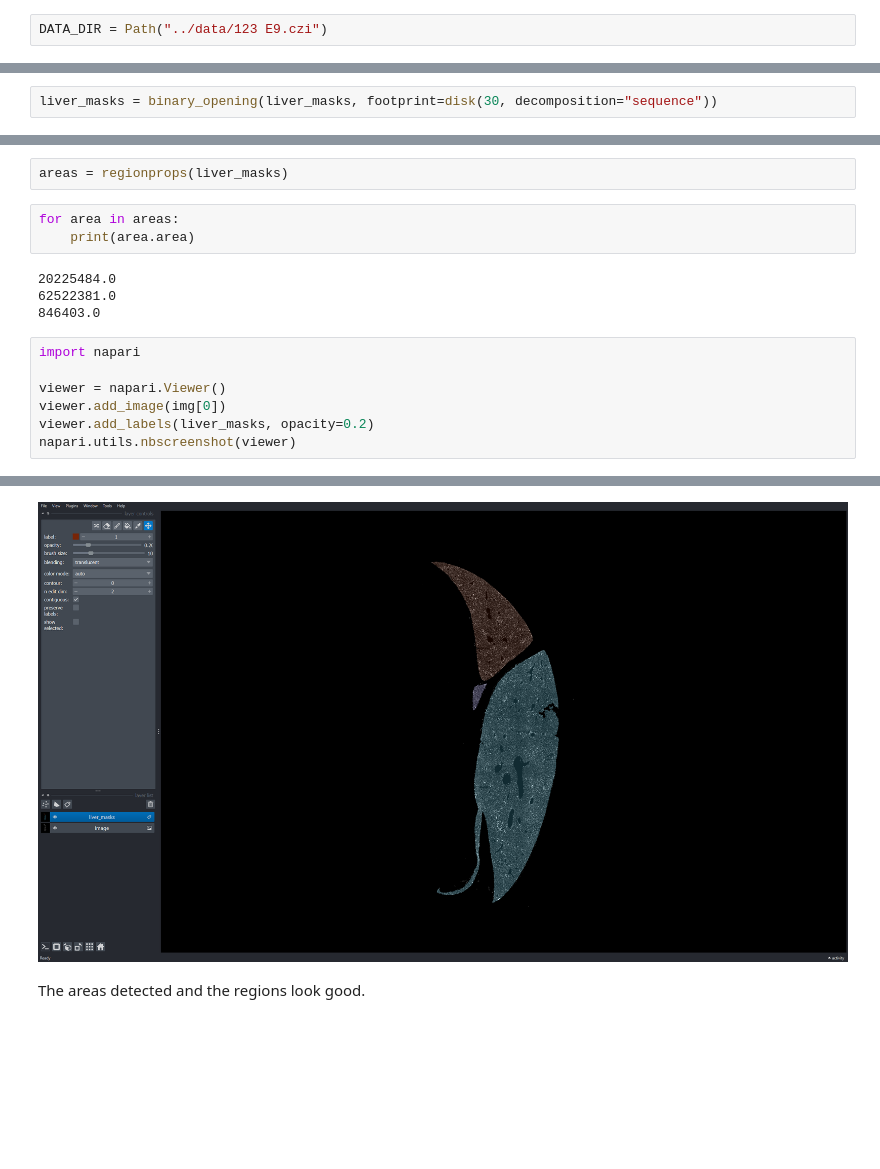
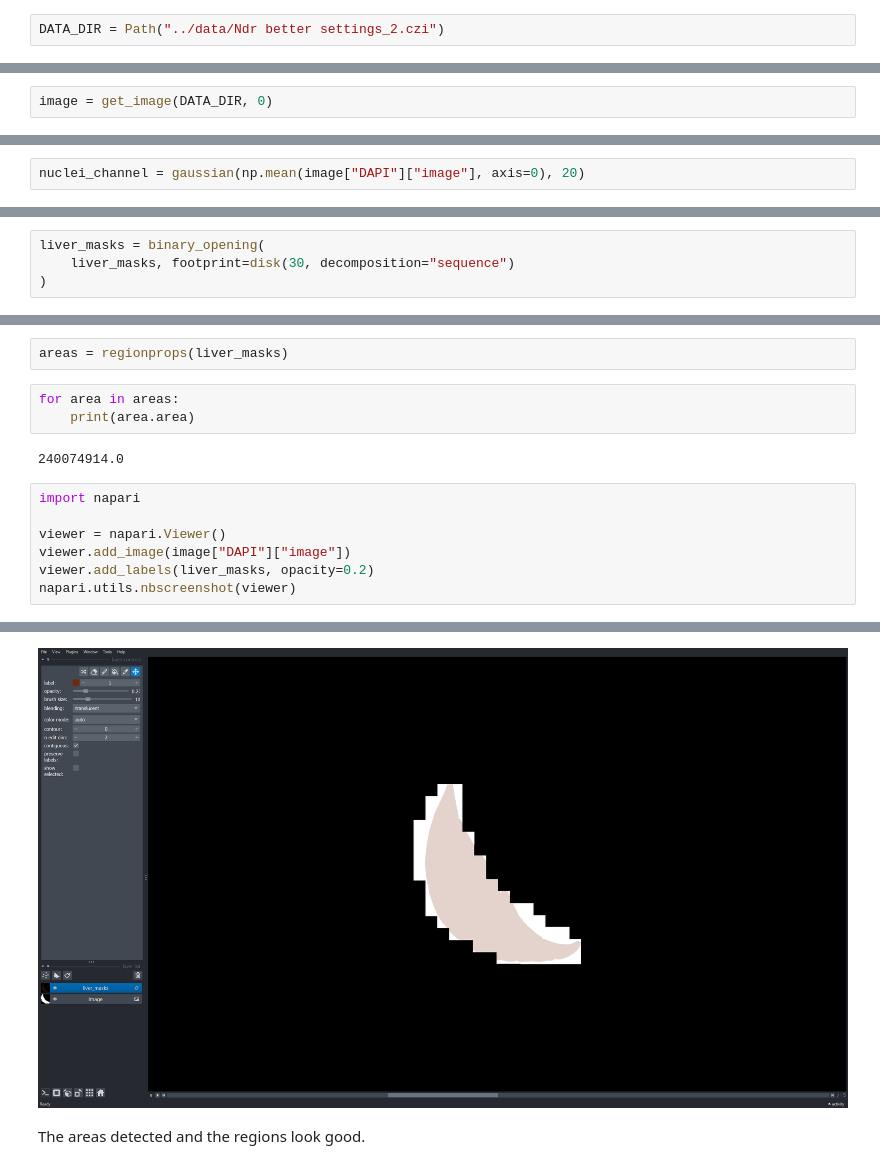
Before and after one commit to acorbat/gulliver, a Jupyter notebook: notebooks/liver_segmentation.ipynb, the cells around one changed output, grey strips where cells are left out. Drawn from its saved outputs; the diff is of its cells as text; blank space fills up the shorter version.

Commit message:
Update liver_segmentation notebook

```diff
--- a/notebooks/liver_segmentation.ipynb
+++ b/notebooks/liver_segmentation.ipynb
@@ -19,4 +20,4 @@ from skimage.measure import regionprops
 # %% [markdown]
 First we should choose the image file, select the scene and load the array.
 # %%
-DATA_DIR = Path("../data/123 E9.czi")
+DATA_DIR = Path("../data/Ndr better settings_2.czi")
@@ -27,2 +24,4 @@ img = np.squeeze(file.asarray())
+# %%
+image = get_image(DATA_DIR, 0)
 # %% [markdown]
 We can use the nuclei staining channel, perform some gross blurring, and apply Otsu thresholding.
@@ -33,3 +28,5 @@ nuclei_channel = gaussian(nuclei_channel, 20)
+# %%
+nuclei_channel = gaussian(np.mean(image["DAPI"]["image"], axis=0), 20)
 # %%
 threshold = threshold_otsu(nuclei_channel)
 # %%
@@ -37,7 +34,9 @@ liver_masks = nuclei_channel > threshold
 # %% [markdown]
 Now that we have a mask, we can do some opening to remove small nuclei and smooth borders. We can apply algorithms to remove holes and small objects we don't care about. Let's end with a labelling step to enumerate with an identifier each structure.
 # %%
-liver_masks = binary_opening(liver_masks, footprint=disk(30, decomposition="sequence"))
+liver_masks = binary_opening(
+    liver_masks, footprint=disk(30, decomposition="sequence")
+)
 # %%
 liver_masks = remove_small_holes(liver_masks, area_threshold=10**8)
 # %%
@@ -50,14 +49,12 @@ areas = regionprops(liver_masks)
 for area in areas:
     print(area.area)
 # %% [output]
-20225484.0
-62522381.0
-846403.0
+240074914.0
 # %%
 import napari
 
 viewer = napari.Viewer()
-viewer.add_image(img[0])
+viewer.add_image(image["DAPI"]["image"])
 viewer.add_labels(liver_masks, opacity=0.2)
 napari.utils.nbscreenshot(viewer)
 # %% [output]
@@ -66,3 +63,3 @@ WARNING: DirectWrite: CreateFontFaceFromHDC() failed (Indicates an error in an i
-[figure, old version]
+[figure, new version]
 # %% [markdown]
 The areas detected and the regions look good.
```
Also changed, not shown: parts of 6 cells of this notebook.
